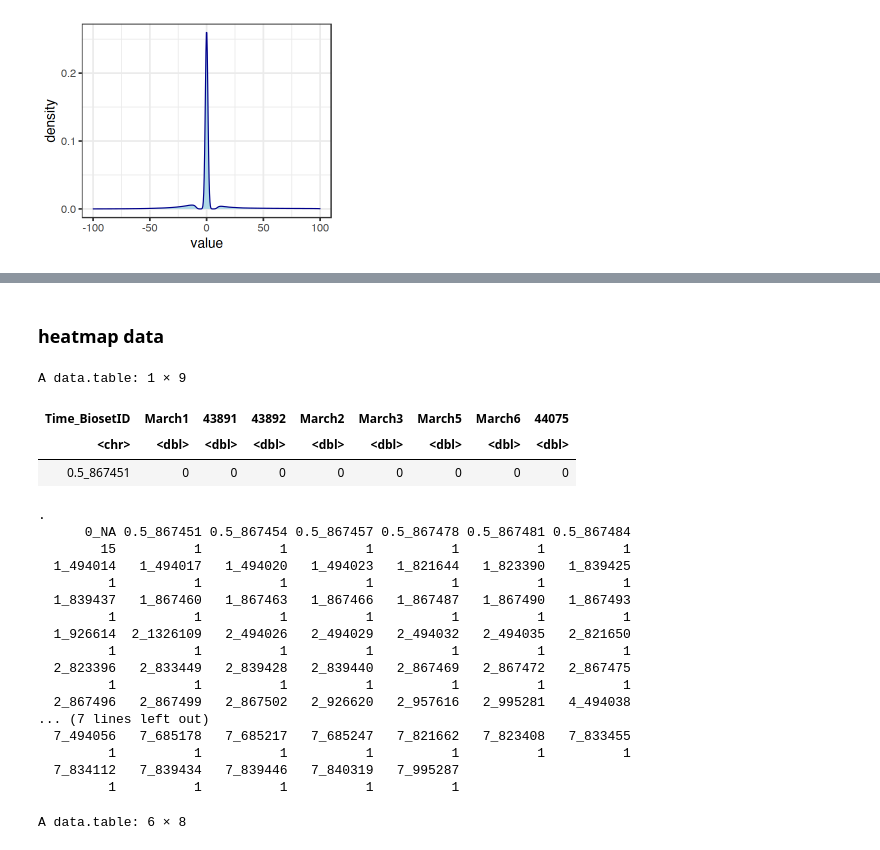
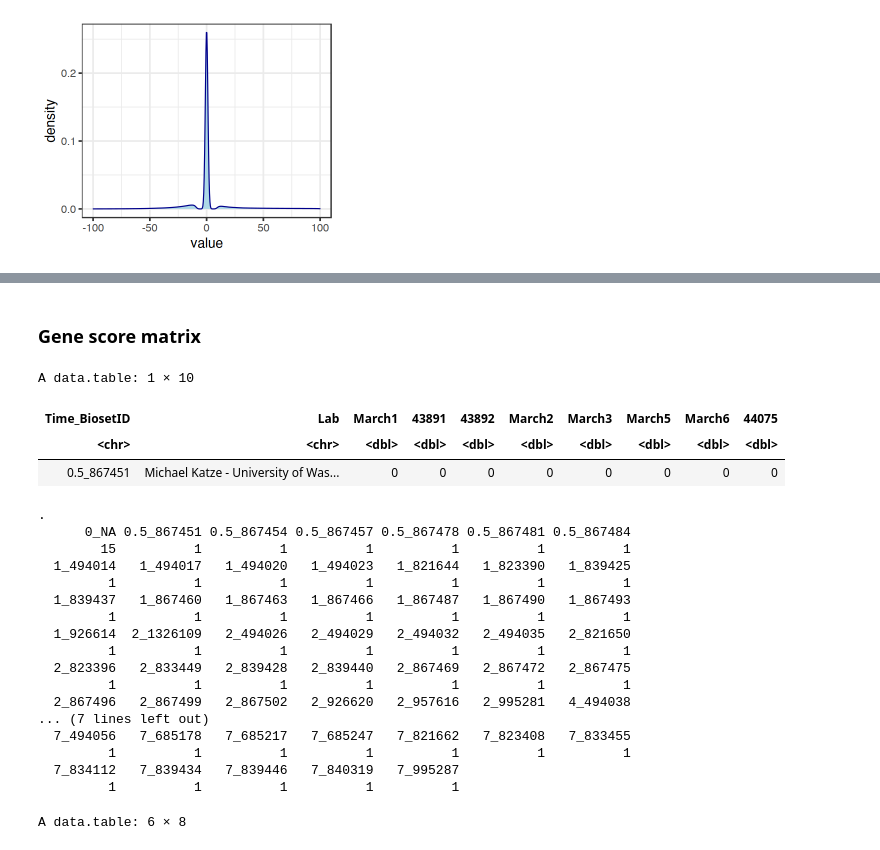
Before and after one commit to biomystery/covid-project, a Jupyter notebook: notebooks/01.data_clean.ipynb, the cells around one changed output, grey strips where cells are left out. Cells and saved outputs as stored; diff of their text form; code cells hidden in the pictures.

```diff
--- a/notebooks/01.data_clean.ipynb
+++ b/notebooks/01.data_clean.ipynb
@@ -92,14 +61,14 @@ pd[,1:24]  %>% summary
 # %% [markdown]
-### heatmap data
+### Gene score matrix
 # %%
-pd[, c(1:2, 24:31)] %>% unite("Time_BiosetID", c(2, 1), sep = "_") %>% head(1)
+pd[, c(1:2, 23:31)] %>% unite("Time_BiosetID", c(2, 1), sep = "_") %>% head(1)
 pd[, c(1:2, 24)] %>% unite("Time_BiosetID", c(2, 1), sep = "_") %>% pull(Time_BiosetID) %>%
     table
 # %% [output]
-A data.table: 1 × 9
+A data.table: 1 × 10
-| Time_BiosetID | March1 | 43891 | 43892 | March2 | March3 | March5 | March6 | 44075 |
-| <chr> | <dbl> | <dbl> | <dbl> | <dbl> | <dbl> | <dbl> | <dbl> | <dbl> |
-| 0.5_867451 | 0 | 0 | 0 | 0 | 0 | 0 | 0 | 0 |
+| Time_BiosetID | Lab | March1 | 43891 | 43892 | March2 | March3 | March5 | March6 | 44075 |
+| <chr> | <chr> | <dbl> | <dbl> | <dbl> | <dbl> | <dbl> | <dbl> | <dbl> | <dbl> |
+| 0.5_867451 | Michael Katze - University of Was... | 0 | 0 | 0 | 0 | 0 | 0 | 0 | 0 |
 .
       0_NA 0.5_867451 0.5_867454 0.5_867457 0.5_867478 0.5_867481 0.5_867484
         15          1          1          1          1          1          1
```
Also changed, not shown: parts of 13 cells of this notebook, 2 other files.
